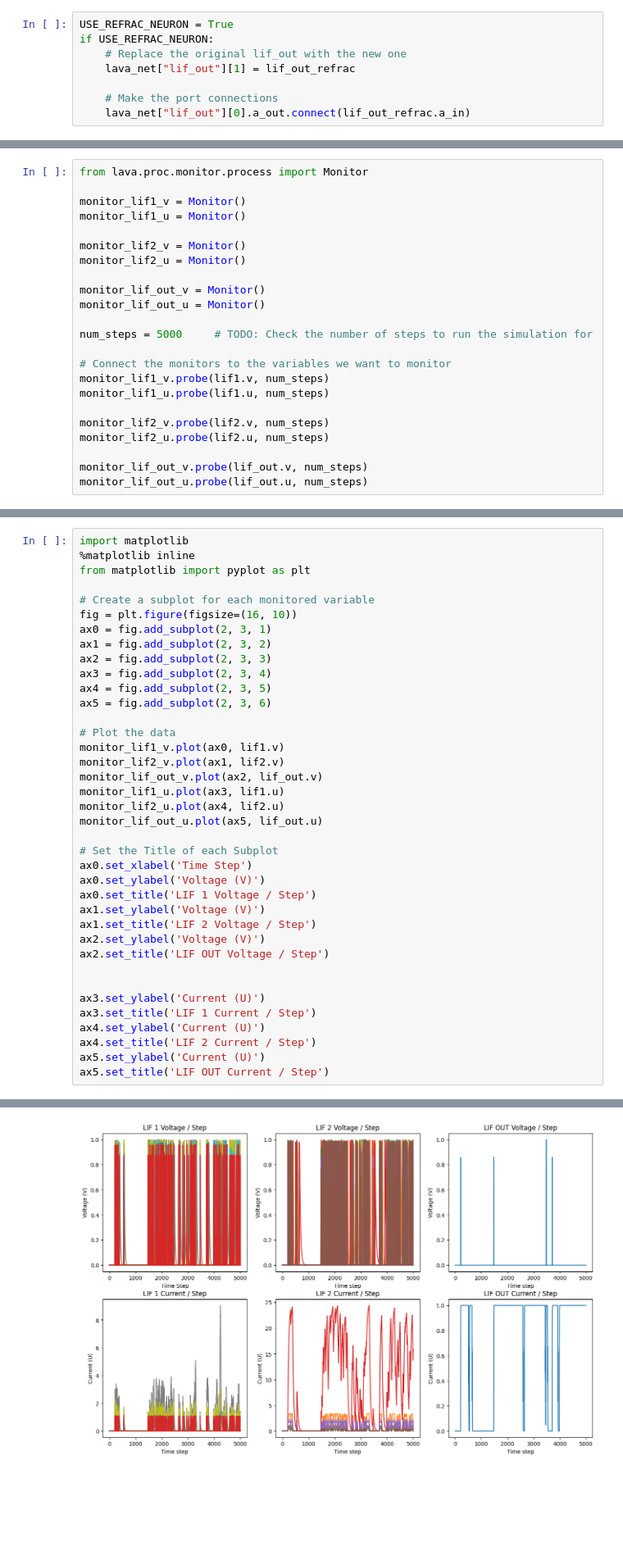
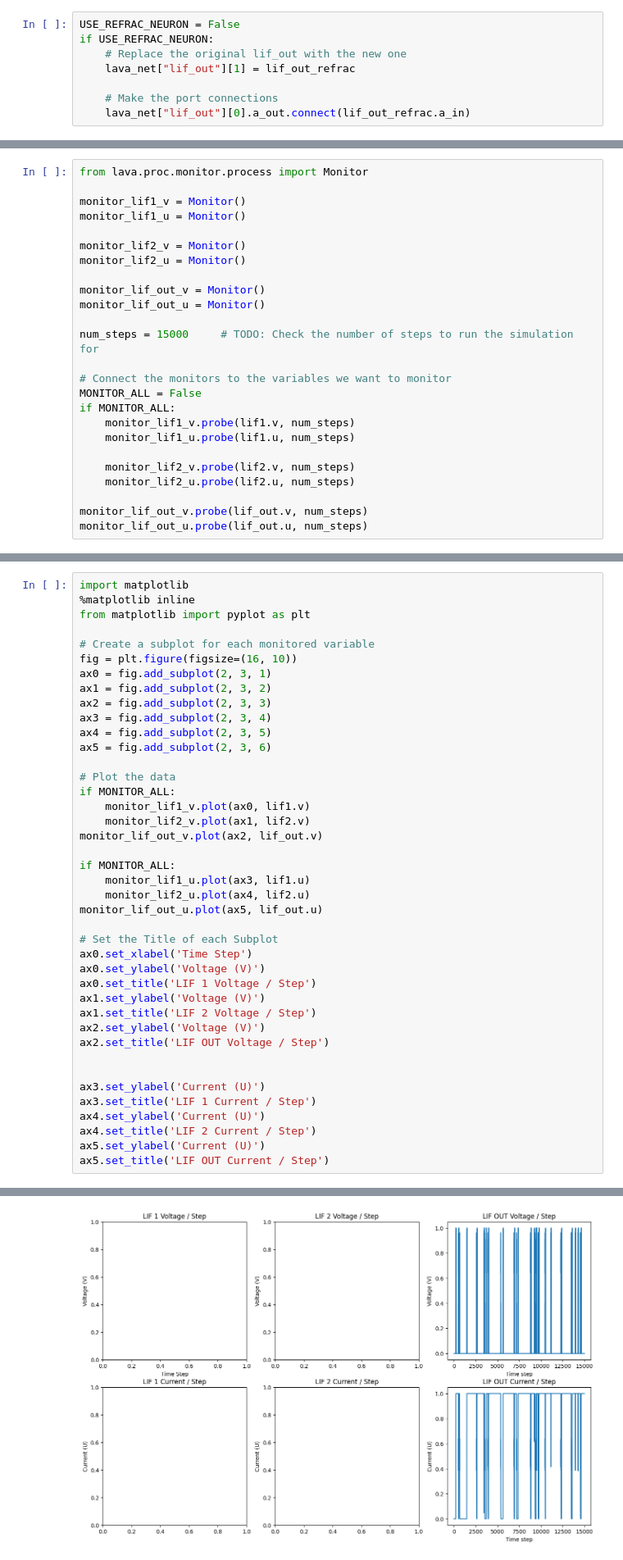
Before and after one commit to monkin77/thesis-lava, a Jupyter notebook: src/nir/hfo_evaluation.ipynb, the cells around one changed output, grey strips where cells are left out. Shown at 82% size. Saved outputs shown, nothing was run; the diff lists cells and outputs as text; blank space fills up the shorter version.

```diff
--- a/src/nir/hfo_evaluation.ipynb
+++ b/src/nir/hfo_evaluation.ipynb
@@ -191,7 +201,7 @@ lif_out_refrac = LIFRefractory(
 # %% [markdown]
 ### Change the Port Connections to the Refractory Neurons
 # %%
-USE_REFRAC_NEURON = True
+USE_REFRAC_NEURON = False
 if USE_REFRAC_NEURON:
     # Replace the original lif_out with the new one
     lava_net["lif_out"][1] = lif_out_refrac
@@ -329,14 +329,16 @@ monitor_lif2_u = Monitor()
 monitor_lif_out_v = Monitor()
 monitor_lif_out_u = Monitor()
 
-num_steps = 5000     # TODO: Check the number of steps to run the simulation for
+num_steps = 15000     # TODO: Check the number of steps to run the simulation for
 
 # Connect the monitors to the variables we want to monitor
-monitor_lif1_v.probe(lif1.v, num_steps)
-monitor_lif1_u.probe(lif1.u, num_steps)
+MONITOR_ALL = False
+if MONITOR_ALL:
+    monitor_lif1_v.probe(lif1.v, num_steps)
+    monitor_lif1_u.probe(lif1.u, num_steps)
 
-monitor_lif2_v.probe(lif2.v, num_steps)
-monitor_lif2_u.probe(lif2.u, num_steps)
+    monitor_lif2_v.probe(lif2.v, num_steps)
+    monitor_lif2_u.probe(lif2.u, num_steps)
 
 monitor_lif_out_v.probe(lif_out.v, num_steps)
 monitor_lif_out_u.probe(lif_out.u, num_steps)
@@ -461,38 +463,41 @@ from matplotlib import pyplot as plt
 fig = plt.figure(figsize=(16, 10))
 ax0 = fig.add_subplot(2, 3, 1)
 ax1 = fig.add_subplot(2, 3, 2)
 ax2 = fig.add_subplot(2, 3, 3)
 ax3 = fig.add_subplot(2, 3, 4)
 ax4 = fig.add_subplot(2, 3, 5)
 ax5 = fig.add_subplot(2, 3, 6)
 
 # Plot the data
-monitor_lif1_v.plot(ax0, lif1.v)
-monitor_lif2_v.plot(ax1, lif2.v)
+if MONITOR_ALL:
+    monitor_lif1_v.plot(ax0, lif1.v)
+    monitor_lif2_v.plot(ax1, lif2.v)
 monitor_lif_out_v.plot(ax2, lif_out.v)
-monitor_lif1_u.plot(ax3, lif1.u)
-monitor_lif2_u.plot(ax4, lif2.u)
+
+if MONITOR_ALL:
+    monitor_lif1_u.plot(ax3, lif1.u)
+    monitor_lif2_u.plot(ax4, lif2.u)
 monitor_lif_out_u.plot(ax5, lif_out.u)
 
 # Set the Title of each Subplot
 ax0.set_xlabel('Time Step')
 ax0.set_ylabel('Voltage (V)')
 ax0.set_title('LIF 1 Voltage / Step')
 ax1.set_ylabel('Voltage (V)')
 ax1.set_title('LIF 2 Voltage / Step')
 ax2.set_ylabel('Voltage (V)')
 ax2.set_title('LIF OUT Voltage / Step')
 
 
 ax3.set_ylabel('Current (U)')
 ax3.set_title('LIF 1 Current / Step')
 ax4.set_ylabel('Current (U)')
 ax4.set_title('LIF 2 Current / Step')
 ax5.set_ylabel('Current (U)')
 ax5.set_title('LIF OUT Current / Step')
 # %% [output]
 Text(0.5, 1.0, 'LIF OUT Current / Step')
-[figure, old version]
+[figure, new version]
 # %% [markdown]
 ## Find the timesteps where the network spiked
 # %%
```
Also changed, not shown: parts of 23 cells of this notebook, 1 other file.
